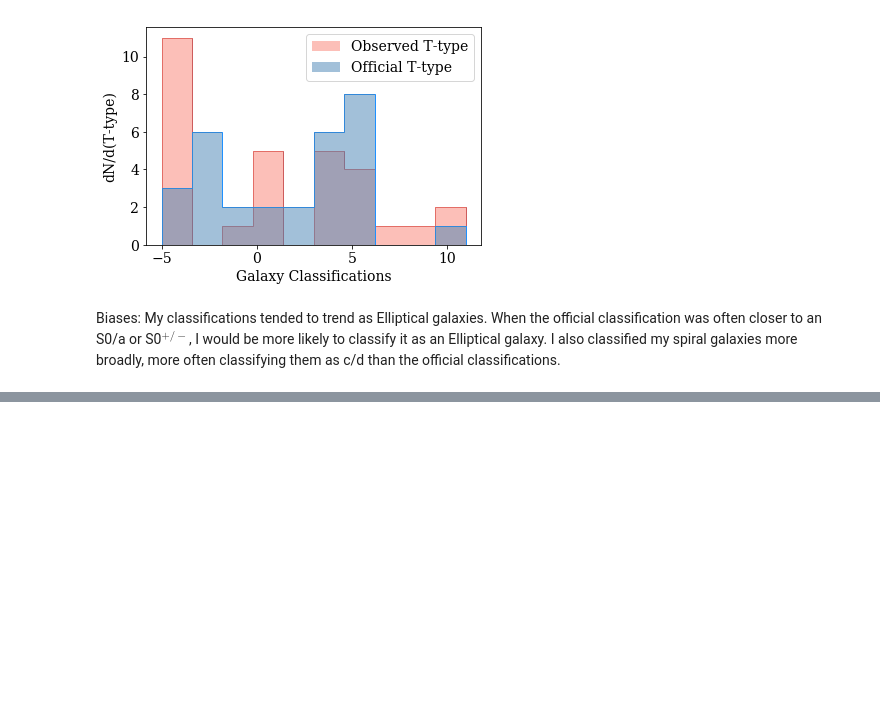
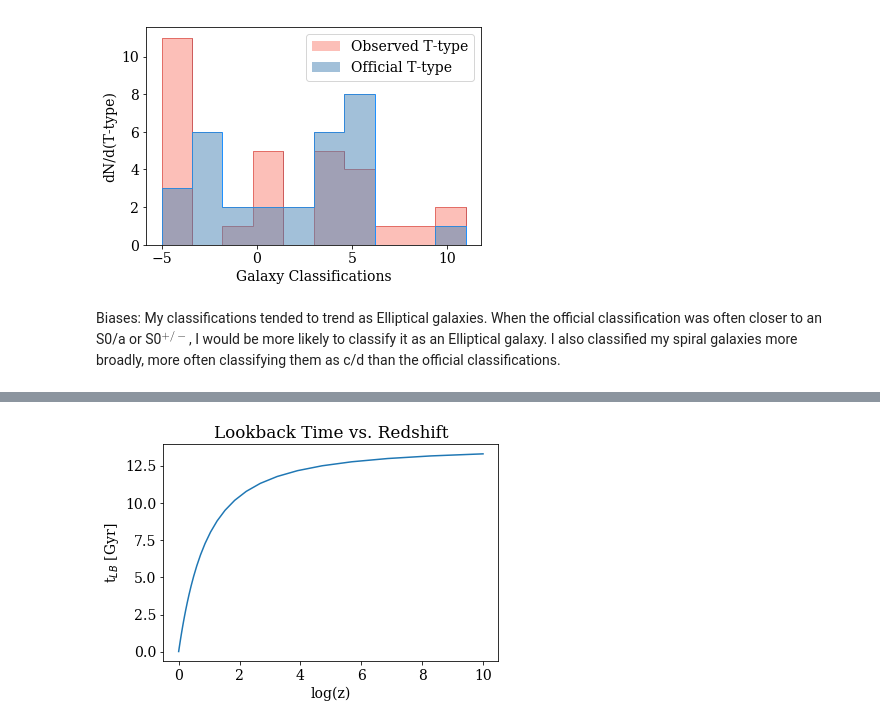
Before and after one commit to nnicolesanchez/AST512_EXOG_dalcanton, a Jupyter notebook: sanchez_problemset1.ipynb, the cells around one changed output, grey strips where cells are left out. Saved outputs shown, nothing was run; the diff lists cells and outputs as text; code cells hidden in the pictures; blank space fills up the shorter version.

```diff
--- a/sanchez_problemset1.ipynb
+++ b/sanchez_problemset1.ipynb
@@ -115,0 +150,12 @@ plt.show()
+# %%
+# Plot Lookback Time
+t_LB = cosmo.lookback_time(z)
+#print(LB_dist)
+
+plt.plot(z,t_LB.value)
+plt.title('Lookback Time vs. Redshift')
+plt.ylabel(r't$_{LB}$ [Gyr]')
+plt.xlabel('log(z)')
+plt.show()
+# %% [output]
+[figure, added]
```
Also changed, not shown: parts of 7 cells of this notebook.
